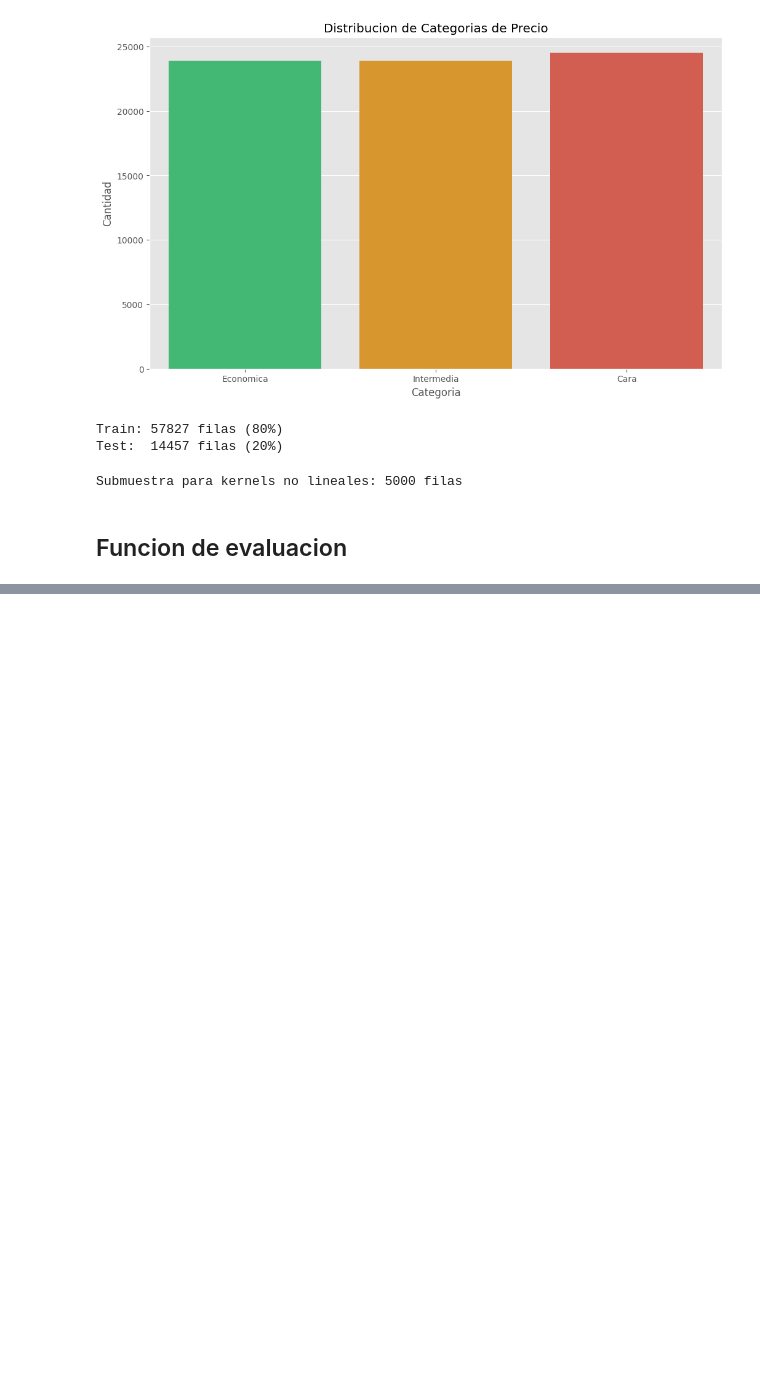
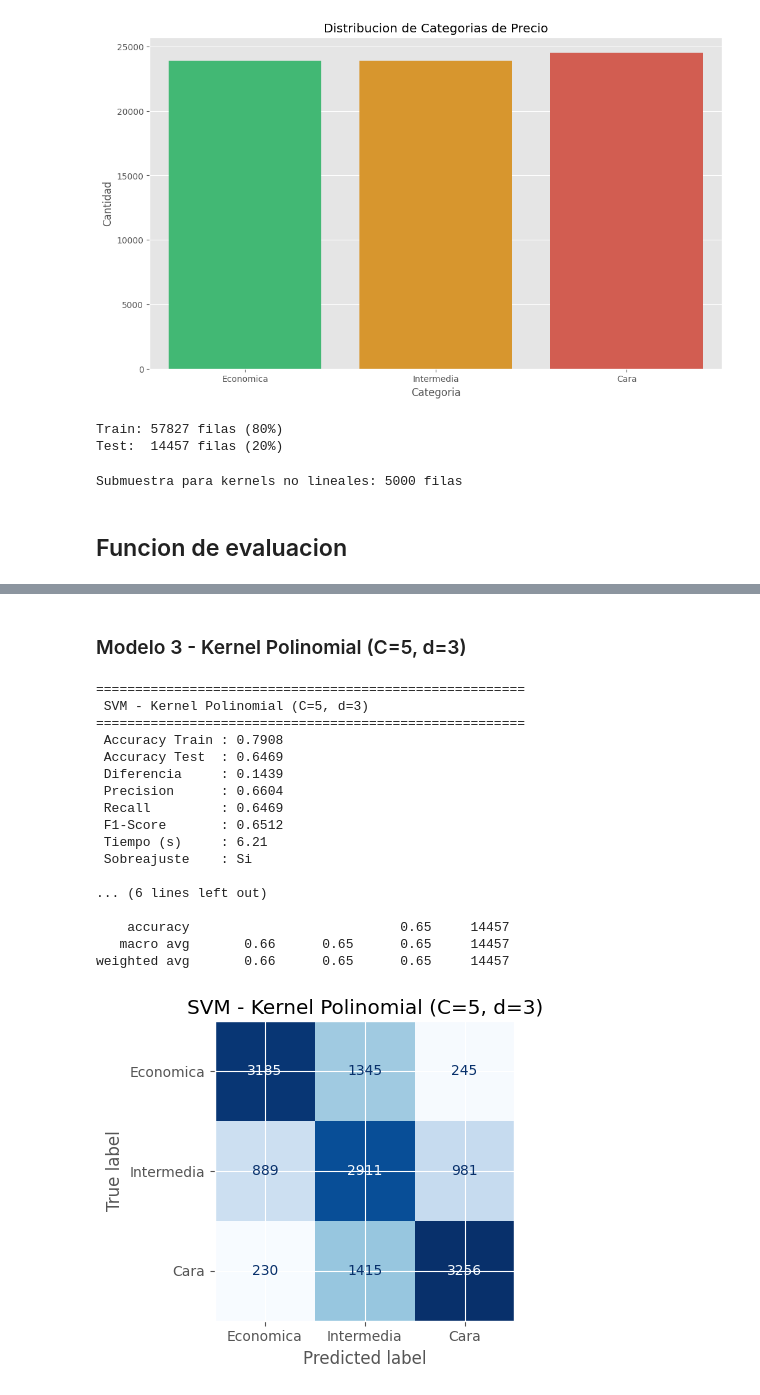
Before and after one commit to miafuentes30/CC3074-Laboratorio8, a Jupyter notebook: lab8.ipynb, the cells around one changed output, grey strips where cells are left out. Cells and saved outputs as stored; diff of their text form; code cells hidden in the pictures; blank space fills up the shorter version.

```diff
--- a/lab8.ipynb
+++ b/lab8.ipynb
@@ -298,0 +385,32 @@ def evaluar_clasificacion(modelo, X_tr, y_tr, X_te, y_te, nombre):
+# %% [markdown]
+### Modelo 3 - Kernel Polinomial (C=5, d=3)
+# %%
+# Se usa submuestra para kernels no lineales
+modelo_poly = make_pipeline(
+    preprocesador,
+    SVC(kernel='poly', C=5.0, degree=3, gamma='scale', cache_size=500, random_state=42)
+)
+res = evaluar_clasificacion(
+    modelo_poly, X_train_svc, y_train_svc, X_test, y_test_class,
+    'SVM - Kernel Polinomial (C=5, d=3)'
+)
+resultados_clasificacion.append(res)
+# %% [output]
+=======================================================
+ SVM - Kernel Polinomial (C=5, d=3)
+=======================================================
+ Accuracy Train : 0.7908
+ Accuracy Test  : 0.6469
+ Diferencia     : 0.1439
+ Precision      : 0.6604
+ Recall         : 0.6469
+ F1-Score       : 0.6512
+ Tiempo (s)     : 6.21
+ Sobreajuste    : Si
+
+... (6 lines left out)
+
+    accuracy                           0.65     14457
+   macro avg       0.66      0.65      0.65     14457
+weighted avg       0.66      0.65      0.65     14457
+[figure, added]
```
Also changed, not shown: parts of 22 cells of this notebook.
